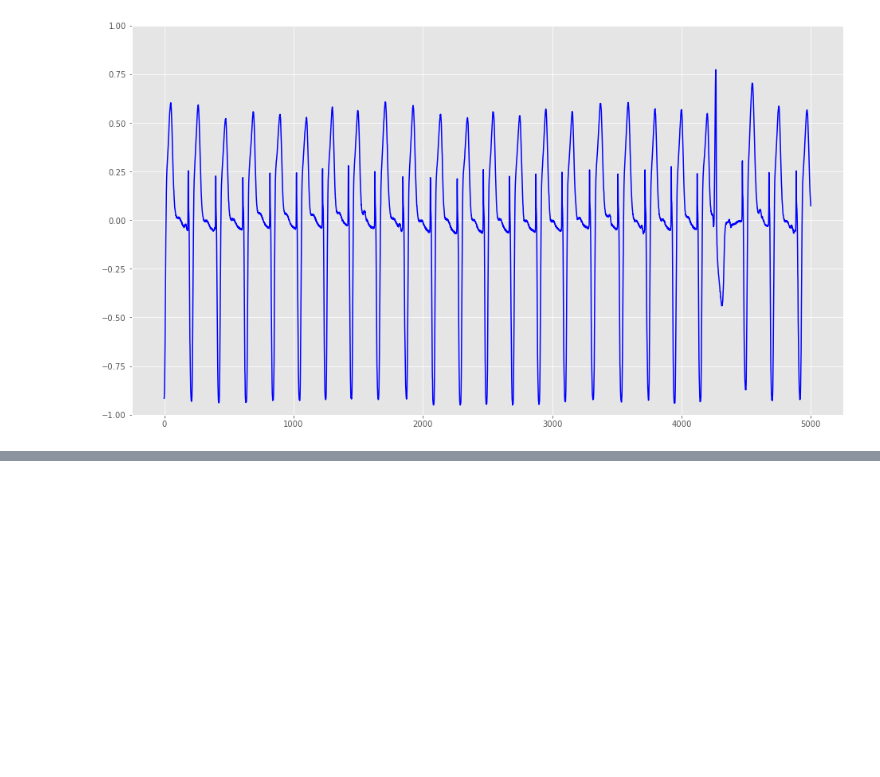
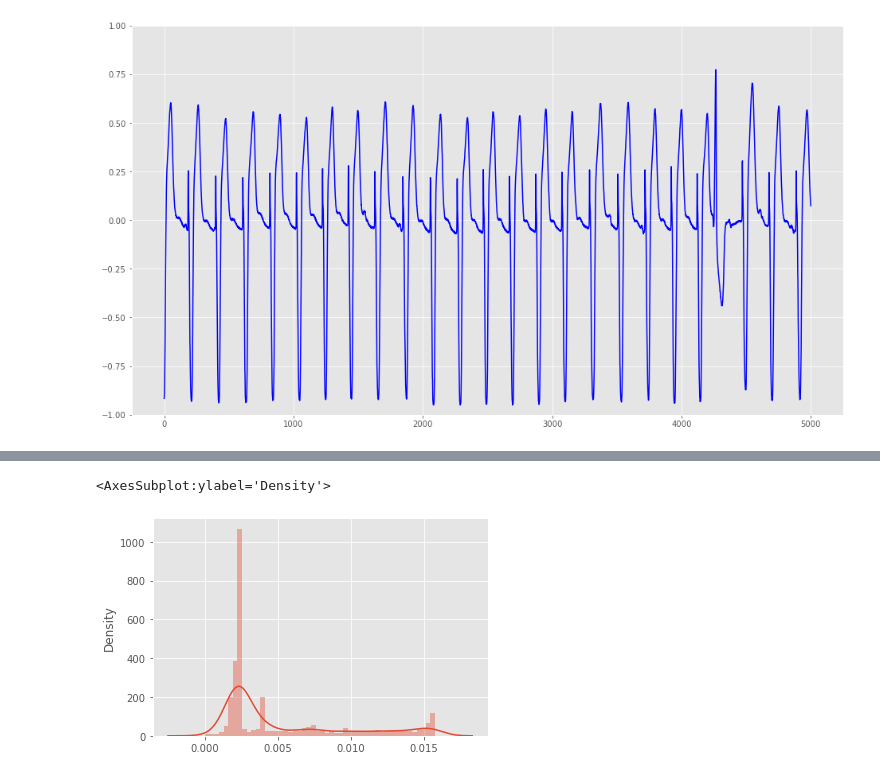
Before and after one commit to ykato27/-Anomaly_Detection, a Jupyter notebook: notebooks/pytorch/AutoEncoder_pytorch.ipynb, the cells around one changed output, grey strips where cells are left out. Saved outputs shown, nothing was run; the diff lists cells and outputs as text; code cells hidden in the pictures; blank space fills up the shorter version.

```diff
--- a/notebooks/pytorch/AutoEncoder_pytorch.ipynb
+++ b/notebooks/pytorch/AutoEncoder_pytorch.ipynb
@@ -347,0 +129,4 @@ for index, anomaly in enumerate(anomaly_result):
+# %%
+train_dataset, seq_len, n_features = create_dataset(train_sequence)
+val_dataset, _, _ = create_dataset(val_sequence)
+test_dataset, _, _ = create_dataset(test_sequence)
@@ -347,0 +315,21 @@ for index, anomaly in enumerate(anomaly_result):
+# %%
+def predict(model, dataset):
+    predictions, losses = [], []
+    criterion = nn.L1Loss(reduction="sum").to("cpu")
+    with torch.no_grad():
+        model = model.eval()
+        for seq_true in dataset:
+            seq_true = seq_true.to("cpu")
+            seq_pred = model(seq_true)
+
+            loss = criterion(seq_pred, seq_true)
+
+            predictions.append(seq_pred.cpu().numpy().flatten())
+            losses.append(loss.item())
+    return predictions, losses
+# %%
+_, losses = predict(model, train_dataset)
+sns.distplot(losses, bins=50, kde=True)
+# %% [output]
+<AxesSubplot:ylabel='Density'>
+[figure, added]
```
Also changed, not shown: parts of 50 cells of this notebook.
